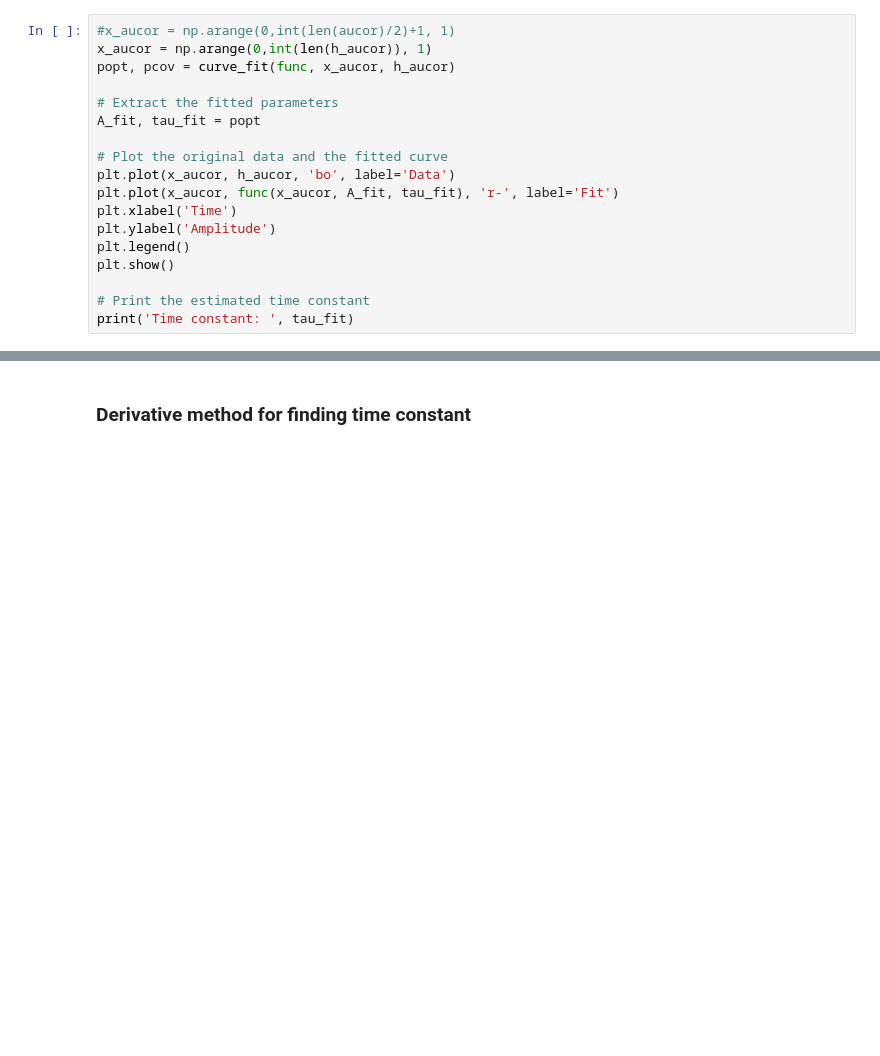
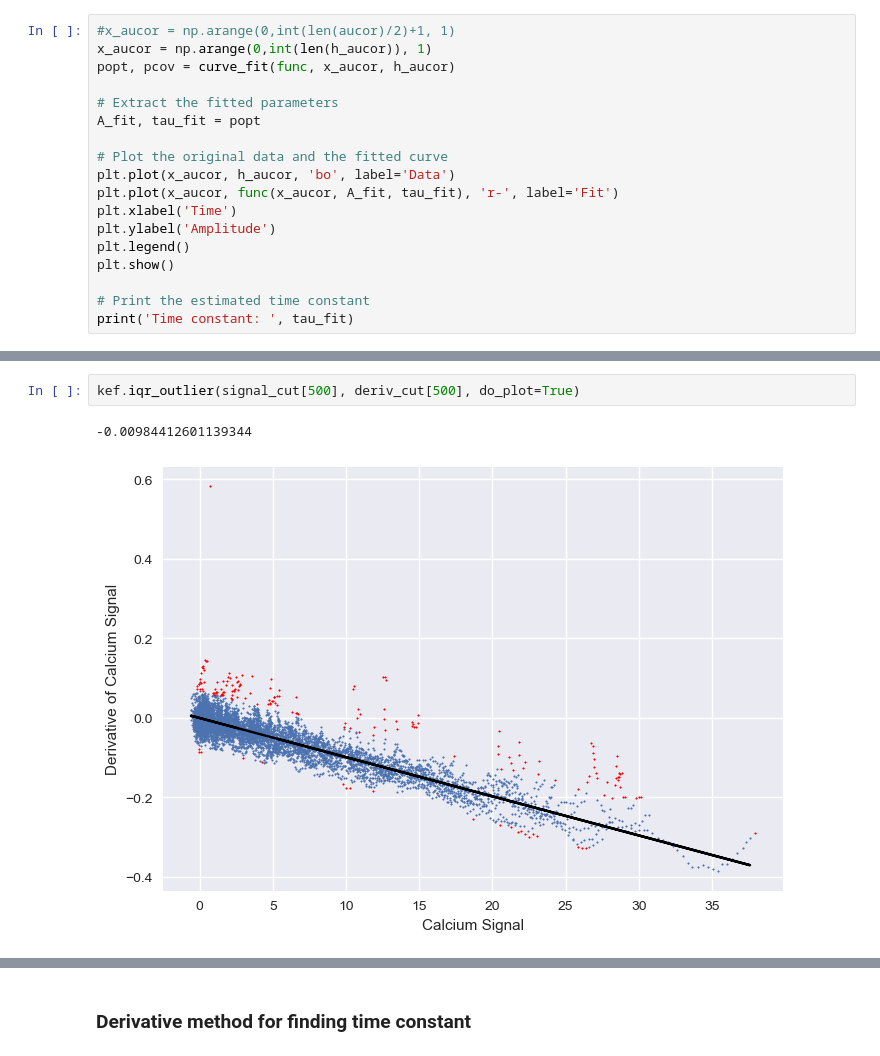
Before and after one commit to mjoudy/Calcium---AR, a Jupyter notebook: pre-processing.ipynb, the cells around one changed output, grey strips where cells are left out. Saved outputs shown, nothing was run; the diff lists cells and outputs as text; blank space fills up the shorter version.

```diff
--- a/pre-processing.ipynb
+++ b/pre-processing.ipynb
@@ -482,0 +463,5 @@ i
+# %%
+kef.iqr_outlier(signal_cut[500], deriv_cut[500], do_plot=True)
+# %% [output]
+-0.00984412601139344
+[figure, added]
```
Also changed, not shown: parts of 19 cells of this notebook, 3 other files.
